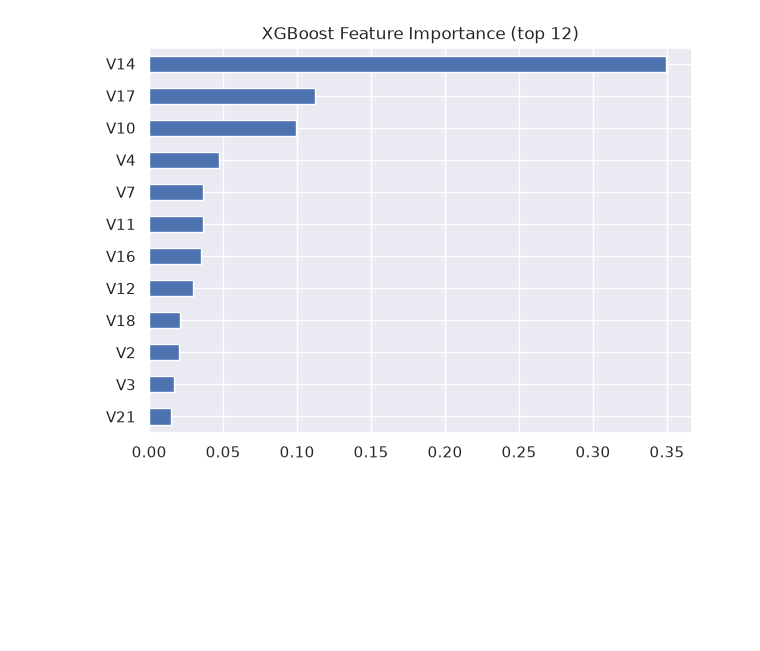
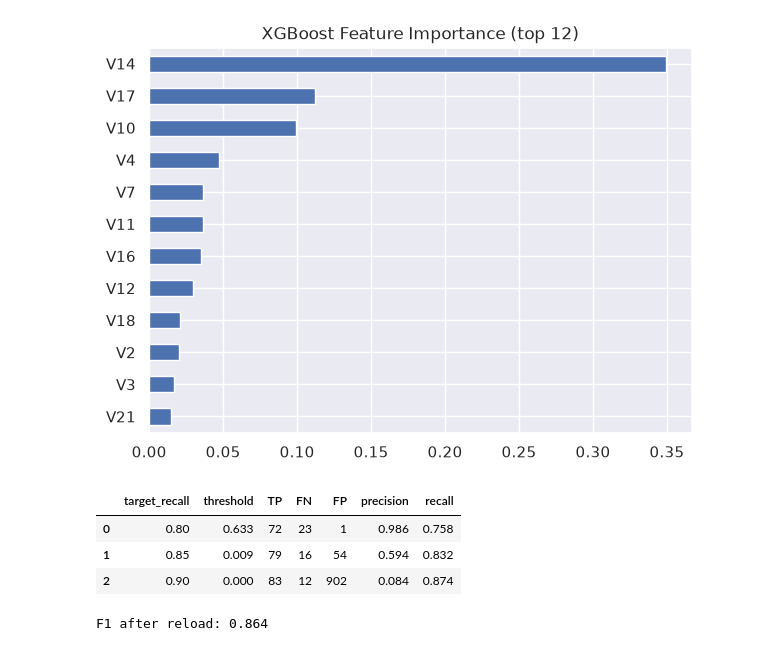
Before and after one commit to isapour0/credit-card-fraud, a Jupyter notebook: notebooks/creditcard_fraud.ipynb, the cells around one changed output. Saved outputs shown, nothing was run; the diff lists cells and outputs as text; code cells hidden in the pictures; blank space fills up the shorter version.

```diff
--- a/notebooks/creditcard_fraud.ipynb
+++ b/notebooks/creditcard_fraud.ipynb
@@ -837,3 +837,42 @@ plt.savefig("../reports/figures/feature_importance.png", dpi=150, bbox_inches="t
 plt.show()
 # %% [output]
 [figure]
+# %%
+# Operating point with target Recall:
+def threshold_for_recall(y_true, p, target):
+    prec, rec, thr = precision_recall_curve(y_true, p)
+    ok = np.where(rec[:-1] >= target)[0]
+    return thr[ok[-1]]          # highest threshold that still reaches target recall
+
+name = "XGBoost (tuned)"
+rows = []
+for target in [0.80, 0.85, 0.90]:
+    thr = threshold_for_recall(y_train, oof_proba[name], target)
+    pred = (proba[name] >= thr).astype(int)
+    tn, fp, fn, tp = confusion_matrix(y_test, pred).ravel()
+    rows.append({"target_recall": target, "threshold": thr, "TP": tp, "FN": fn,
+                 "FP": fp, "precision": tp / (tp + fp), "recall": tp / (tp + fn)})
+pd.DataFrame(rows).round(3)
+# %% [output]
+|  | target_recall | threshold | TP | FN | FP | precision | recall |
+| 0 | 0.80 | 0.633 | 72 | 23 | 1 | 0.986 | 0.758 |
+| 1 | 0.85 | 0.009 | 79 | 16 | 54 | 0.594 | 0.832 |
+| 2 | 0.90 | 0.000 | 83 | 12 | 902 | 0.084 | 0.874 |
+# %%
+# Saving the final model and verifying loading:
+artifact = {
+    "model": finalists["XGBoost (tuned)"],
+    "threshold": float(thresholds["XGBoost (tuned)"]),
+    "features": list(X_train_scaler.columns),
+}
+joblib.dump(artifact, "../models/fraud_xgb.joblib", compress=3)
+
+# sanity check: reload everything and predict from the unscaled test features
+art = joblib.load("../models/fraud_xgb.joblib")
+sc = joblib.load("../models/scaler.joblib")
+X_new = pd.DataFrame(sc.transform(X_test[art["features"]]),
+                     columns=art["features"], index=X_test.index)
+pred = (art["model"].predict_proba(X_new)[:, 1] >= art["threshold"]).astype(int)
+print("F1 after reload:", round(f1_score(y_test, pred), 3))   # expect 0.864
+# %% [output]
+F1 after reload: 0.864
```
Also changed, not shown: 1 other file.
